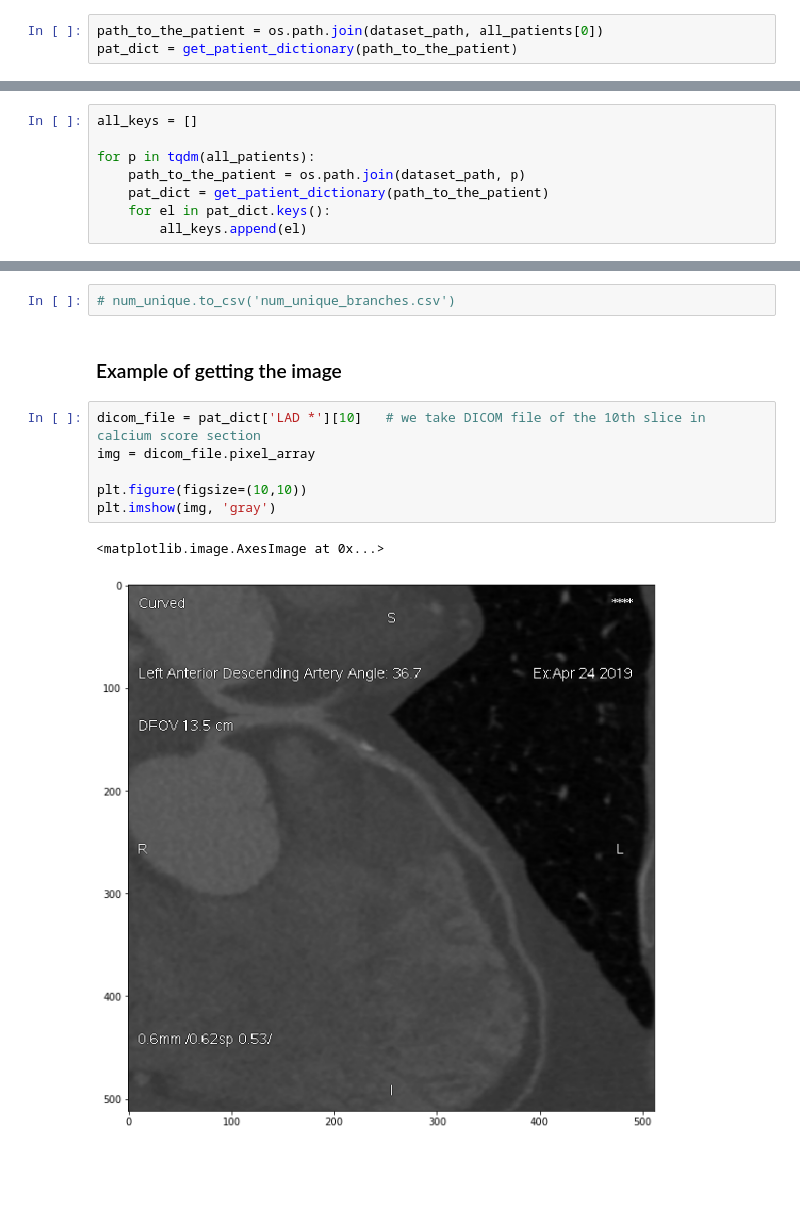
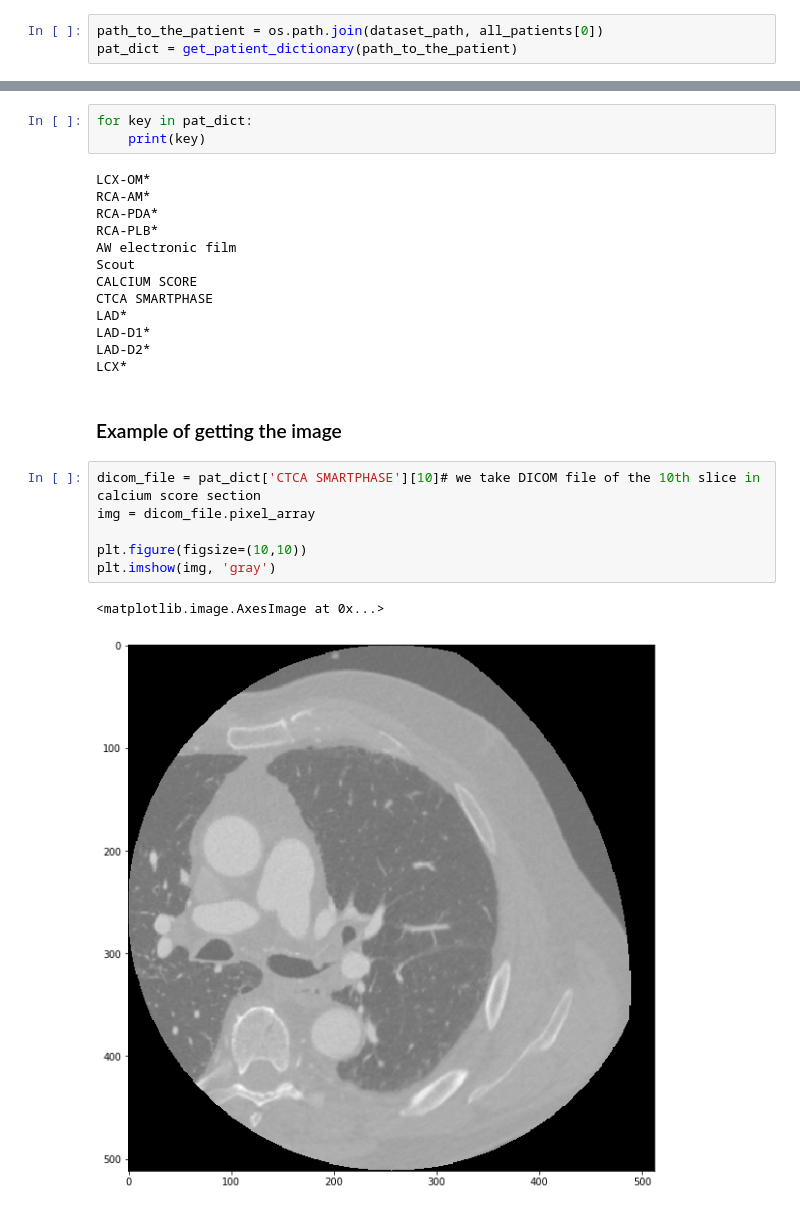
Before and after one commit to chrislee2012/CoronaryArteryStenosLevelClassification, a Jupyter notebook: notebooks/ExtractLabels/ReadAllPatients.ipynb, the cells around one changed output, grey strips where cells are left out. Cells and saved outputs as stored; diff of their text form; blank space fills up the shorter version.

```diff
--- a/notebooks/ExtractLabels/ReadAllPatients.ipynb
+++ b/notebooks/ExtractLabels/ReadAllPatients.ipynb
@@ -92,8 +91,0 @@ dict_keys(['PDA2 *', 'PDA *', 'PLB *', 'LAD *', 'LCX *', 'LAD-D1 *'])
-# %%
-all_keys = []
-
-for p in tqdm(all_patients):
-    path_to_the_patient = os.path.join(dataset_path, p)
-    pat_dict = get_patient_dictionary(path_to_the_patient)
-    for el in pat_dict.keys():
-        all_keys.append(el)
@@ -126,13 +92,27 @@ Index(['LAD', 'LAD-D1', 'LCX', 'PDA', 'LCX-OM', 'PLB', 'LAD-D2', 'LCX-OM2',
-# %%
-# num_unique.to_csv('num_unique_branches.csv')
+# %%
+for key in pat_dict:
+    print(key)
+# %% [output]
+LCX-OM*
+RCA-AM*
+RCA-PDA*
+RCA-PLB*
+AW electronic film
+Scout
+CALCIUM SCORE
+CTCA SMARTPHASE
+LAD*
+LAD-D1*
+LAD-D2*
+LCX*
 # %% [markdown]
 ### Example of getting the image
 # %%
-dicom_file = pat_dict['LAD *'][10]   # we take DICOM file of the 10th slice in calcium score section
+dicom_file = pat_dict['CTCA SMARTPHASE'][10]# we take DICOM file of the 10th slice in calcium score section
 img = dicom_file.pixel_array
 
 plt.figure(figsize=(10,10))
 plt.imshow(img, 'gray')
 # %% [output]
 <matplotlib.image.AxesImage at 0x...>
-[figure, old version]
+[figure, new version]
```
Also changed, not shown: parts of 30 cells of this notebook, 2 other files.
